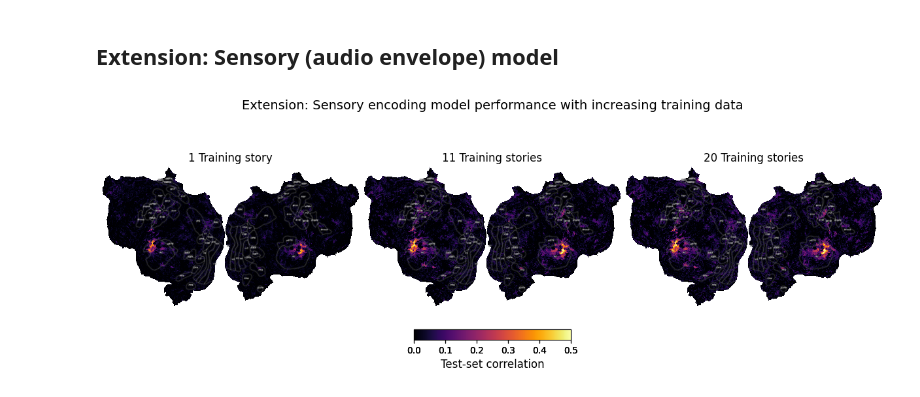
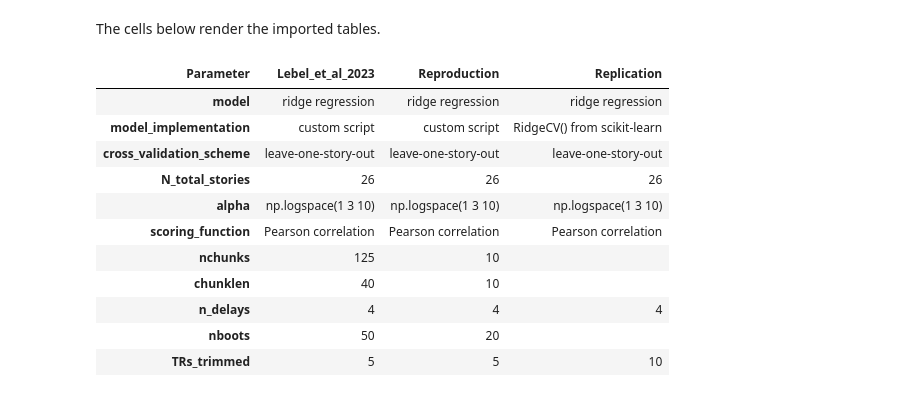
Before and after one commit to KristijanArmeni/encoders_report, a Jupyter notebook: notebook.ipynb, the cells around one changed output. Saved outputs shown, nothing was run; the diff lists cells and outputs as text; code cells hidden in the pictures.

Commit message:
add tables

```diff
--- a/notebook.ipynb
+++ b/notebook.ipynb
@@ -63,11 +7,18 @@ _ = fig.suptitle(
-# %% [markdown]
-## Extension: Sensory (audio envelope) model
-# %%
-#| label: cell.fig.extension.envelope
-fig = make_brain_fig(data_folder=REPRO_FOLDER, which="envelope")
-_ = fig.suptitle(
-    "Extension: " +
-    "Sensory encoding model performance with increasing training data", fontsize=14
-)
-# %% [output]
-[figure, removed]
+# %% [markdown]
+The cells below render the imported tables.
+# %%
+#| label: nb_regression_table
+gt_regression_params
+# %% [output]
+| Parameter | Lebel_et_al_2023 | Reproduction | Replication |
+| model | ridge regression | ridge regression | ridge regression |
+| model_implementation | custom script | custom script | RidgeCV() from scikit-learn |
+| cross_validation_scheme | leave-one-story-out | leave-one-story-out | leave-one-story-out |
+| N_total_stories | 26 | 26 | 26 |
+| alpha | np.logspace(1 3 10) | np.logspace(1 3 10) | np.logspace(1 3 10) |
+| scoring_function | Pearson correlation | Pearson correlation | Pearson correlation |
+| nchunks | 125 | 10 |  |
+| chunklen | 40 | 10 |  |
+| n_delays | 4 | 4 | 4 |
+| nboots | 50 | 20 |  |
+| TRs_trimmed | 5 | 5 | 10 |
```
Also changed, not shown: parts of 15 cells of this notebook, 1 other file.
